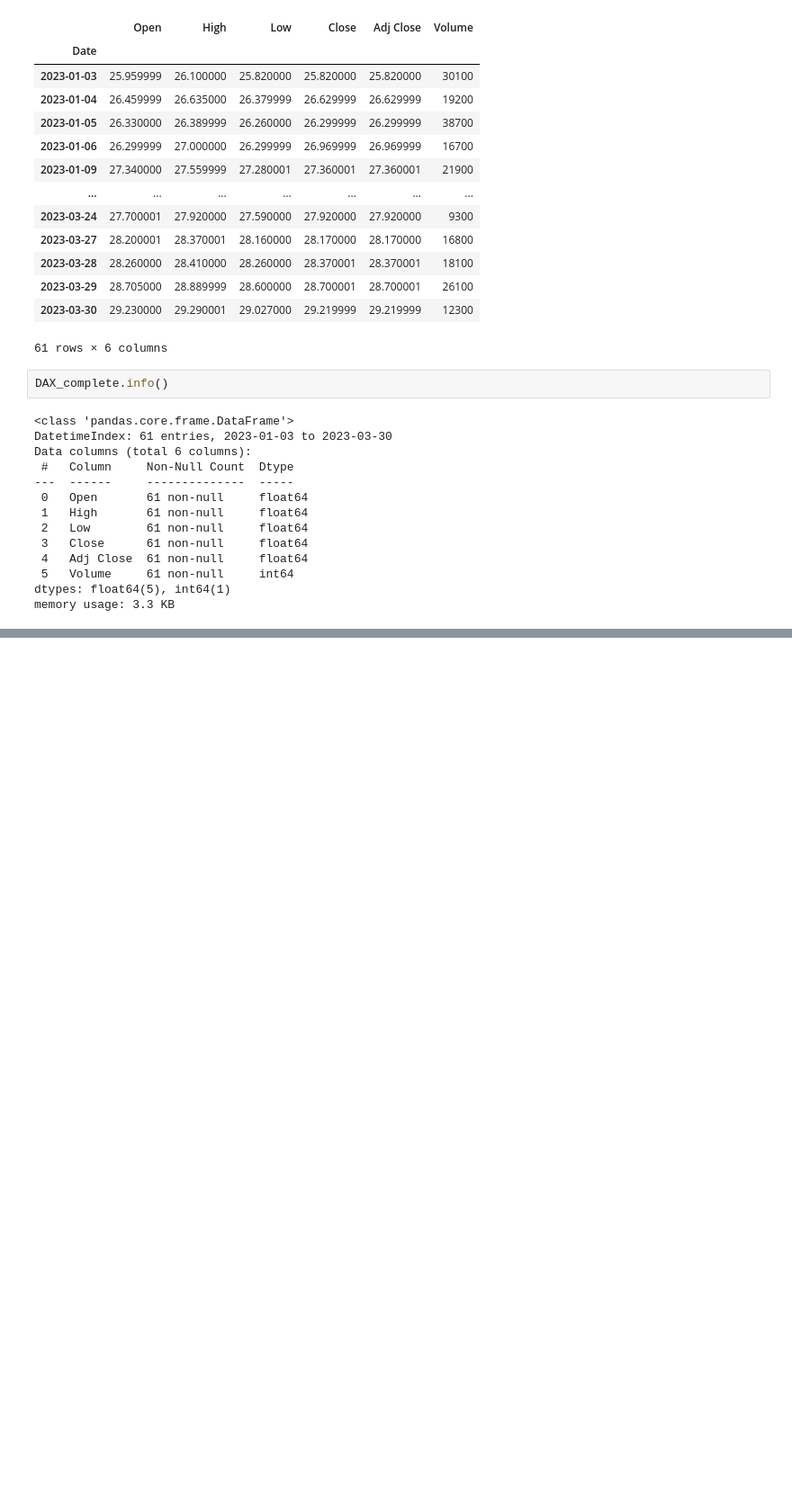
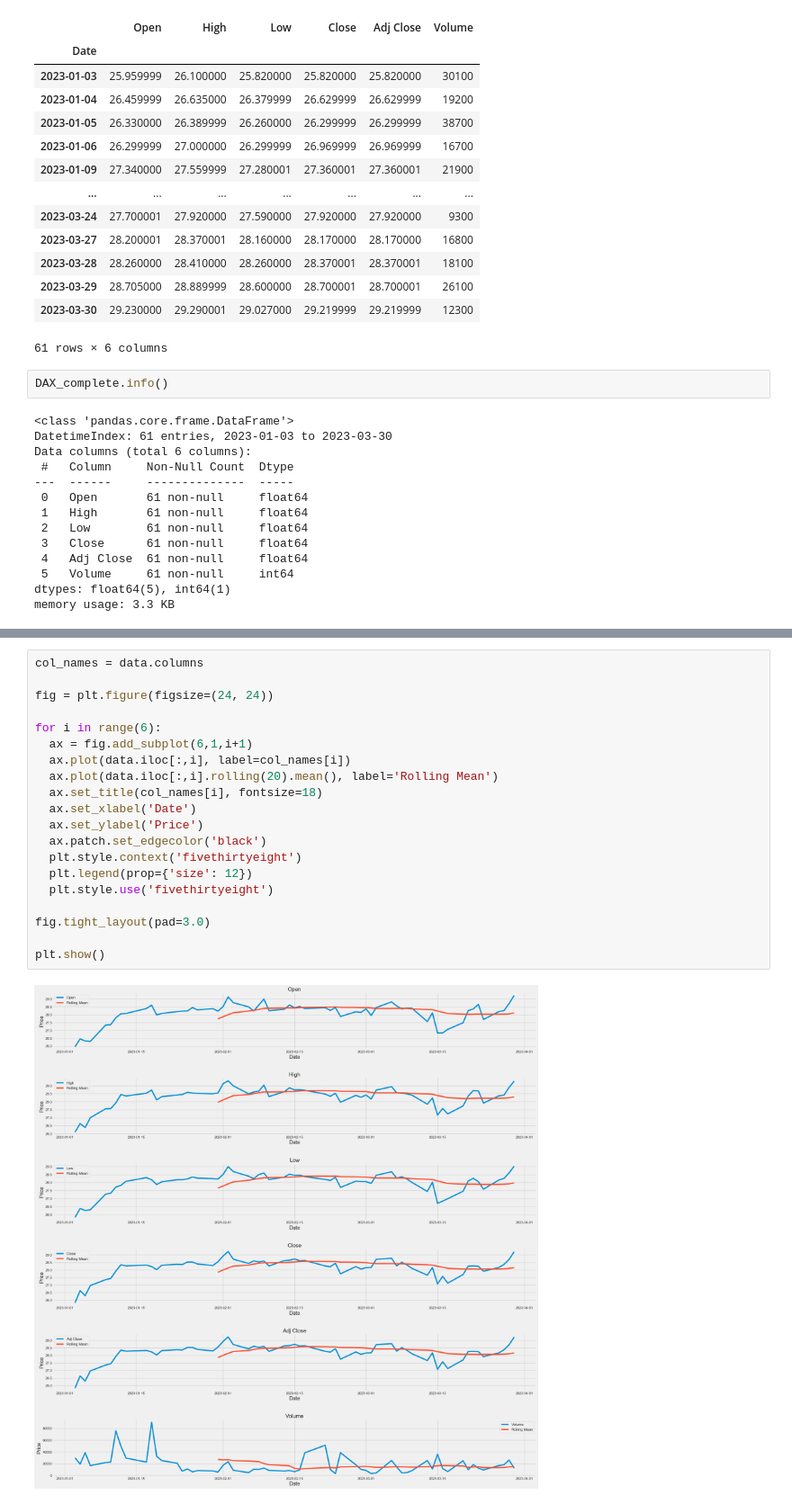
Before and after one commit to baunkofer/times_series_prediction, a Jupyter notebook: Time_Series_Prediction.ipynb, the cells around one changed output, grey strips where cells are left out. Shown at 90% size. Cells and saved outputs as stored; diff of their text form; blank space fills up the shorter version.

```diff
--- a/Time_Series_Prediction.ipynb
+++ b/Time_Series_Prediction.ipynb
@@ -183,0 +184,22 @@ plt.show()
+# %%
+col_names = data.columns
+
+fig = plt.figure(figsize=(24, 24))
+
+for i in range(6):
+  ax = fig.add_subplot(6,1,i+1)
+  ax.plot(data.iloc[:,i], label=col_names[i])
+  ax.plot(data.iloc[:,i].rolling(20).mean(), label='Rolling Mean')
+  ax.set_title(col_names[i], fontsize=18)
+  ax.set_xlabel('Date')
+  ax.set_ylabel('Price')
+  ax.patch.set_edgecolor('black')
+  plt.style.context('fivethirtyeight')
+  plt.legend(prop={'size': 12})
+  plt.style.use('fivethirtyeight')
+
+fig.tight_layout(pad=3.0)
+
+plt.show()
+# %% [output]
+[figure, added]
```
Also changed, not shown: parts of 31 cells of this notebook.
